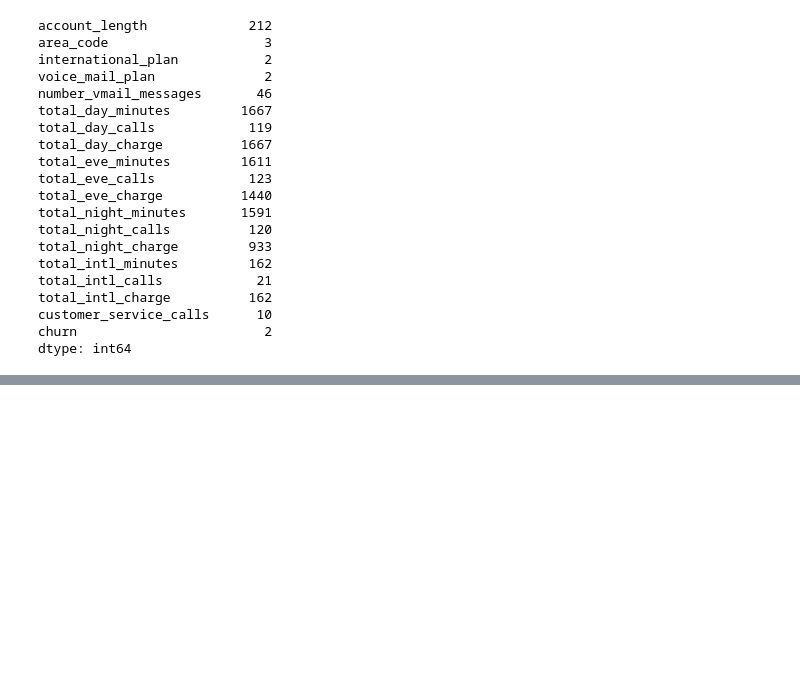
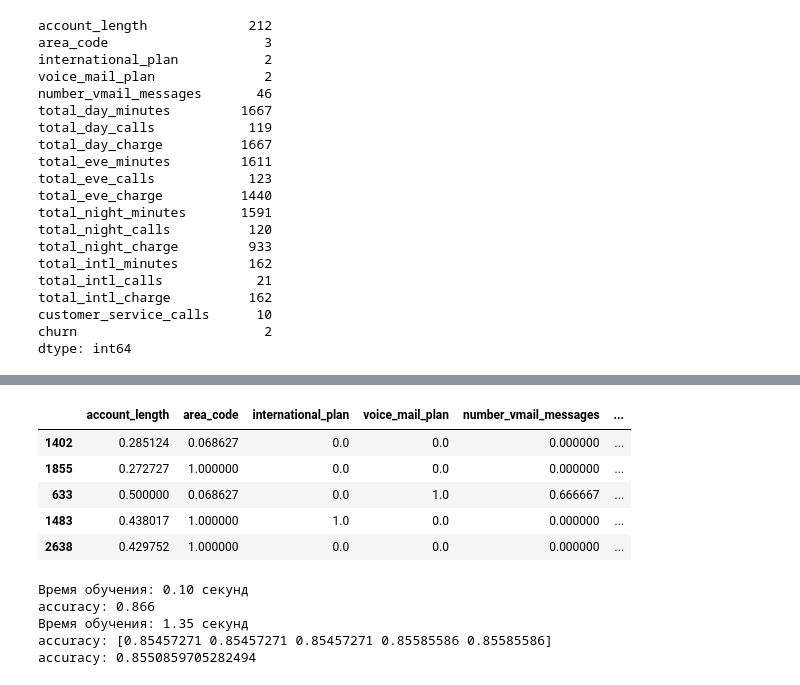
Before and after one commit to IlyaKhakimzyanov/urfu_mlops, a Jupyter notebook: lab1/notebook_1.ipynb, the cells around one changed output, grey strips where cells are left out. Saved outputs shown, nothing was run; the diff lists cells and outputs as text; code cells hidden in the pictures; blank space fills up the shorter version.

```diff
--- a/lab1/notebook_1.ipynb
+++ b/lab1/notebook_1.ipynb
@@ -93,0 +201,43 @@ NameError: name '__file__' is not defined
+# %%
+
+min_max_scaler = preprocessing.MinMaxScaler().set_output(transform="pandas")
+X_train_minmax = min_max_scaler.fit_transform(X_train)
+X_test_minmax = min_max_scaler.transform(X_test)
+
+X_train_minmax.head()
+# %% [output]
+|  | account_length | area_code | international_plan | voice_mail_plan | number_vmail_messages | ... |
+| 1402 | 0.285124 | 0.068627 | 0.0 | 0.0 | 0.000000 | ... |
+| 1855 | 0.272727 | 1.000000 | 0.0 | 0.0 | 0.000000 | ... |
+| 633 | 0.500000 | 0.068627 | 0.0 | 1.0 | 0.666667 | ... |
+| 1483 | 0.438017 | 1.000000 | 1.0 | 0.0 | 0.000000 | ... |
+| 2638 | 0.429752 | 1.000000 | 0.0 | 0.0 | 0.000000 | ... |
+# %%
+
+start_time = time.perf_counter()
+
+clf1 = svm.SVC(kernel='linear', C=1, random_state=123)
+clf1.fit(X_train_scaled, y_train)
+
+end_time = time.perf_counter()
+training_time = end_time - start_time
+print(f"Время обучения: {training_time:.2f} секунд")
+print(f"accuracy: {clf1.score(X_test_scaled, y_test)}")
+
+
+start_time = time.perf_counter()
+
+clf2 = svm.SVC(kernel='linear', C=1, random_state=123)
+scores = cross_val_score(clf2, scaler.transform(X), y, cv=5)
+
+end_time = time.perf_counter()
+training_time = end_time - start_time
+print(f"Время обучения: {training_time:.2f} секунд")
+print(f"accuracy: {scores}")
+print(f"accuracy: {scores.mean()}")
+# %% [output]
+Время обучения: 0.10 секунд
+accuracy: 0.866
+Время обучения: 1.35 секунд
+accuracy: [0.85457271 0.85457271 0.85457271 0.85585586 0.85585586]
+accuracy: 0.8550859705282494
```
Also changed, not shown: parts of 10 cells of this notebook, 5 other files.
